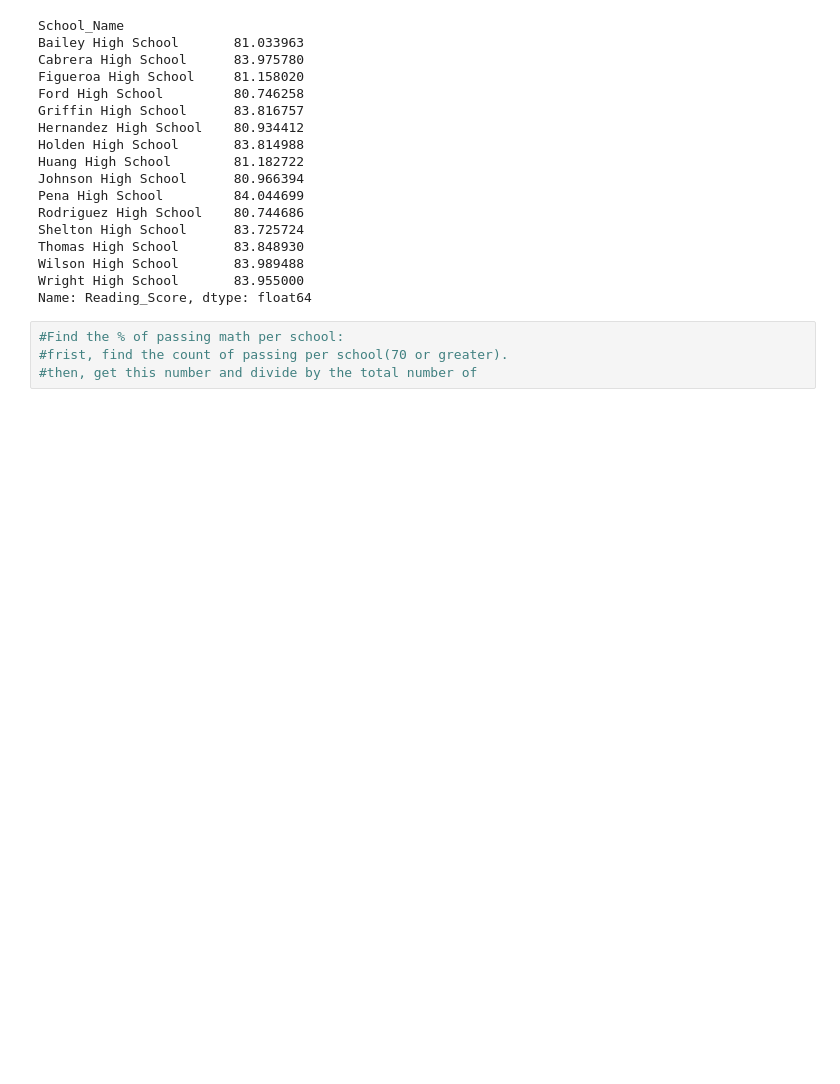
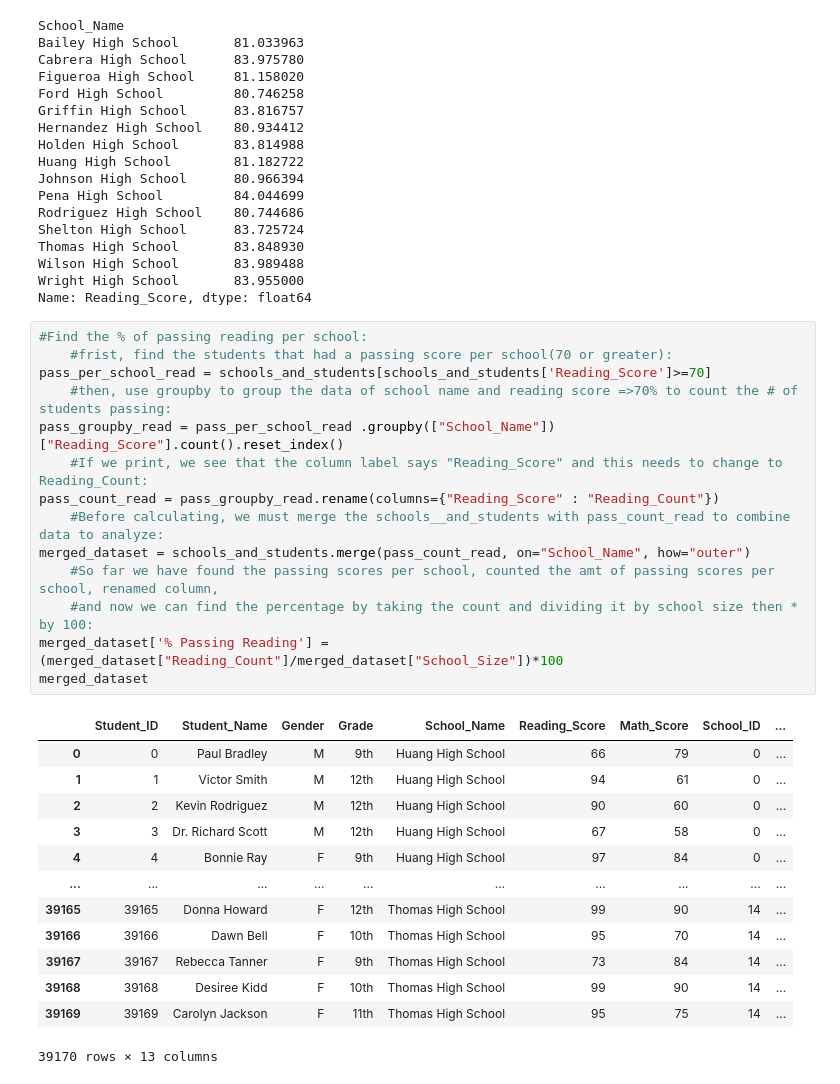
Before and after one commit to perliz77/pandas-challenge, a Jupyter notebook: Academy_Py.ipynb, the cells around one changed output. Saved outputs shown, nothing was run; the diff lists cells and outputs as text; blank space fills up the shorter version.

Commit message:
Add % of Reading and Math per school.

```diff
--- a/Academy_Py.ipynb
+++ b/Academy_Py.ipynb
@@ -279,7 +279,31 @@ Thomas High School       83.848930
 Wilson High School       83.989488
 Wright High School       83.955000
 Name: Reading_Score, dtype: float64
-# %%
-#Find the % of passing math per school:
-#frist, find the count of passing per school(70 or greater).
-#then, get this number and divide by the total number of
+# %%
+#Find the % of passing reading per school:
+    #frist, find the students that had a passing score per school(70 or greater):
+pass_per_school_read = schools_and_students[schools_and_students['Reading_Score']>=70]
+    #then, use groupby to group the data of school name and reading score =>70% to count the # of students passing:
+pass_groupby_read = pass_per_school_read .groupby(["School_Name"])["Reading_Score"].count().reset_index()
+    #If we print, we see that the column label says "Reading_Score" and this needs to change to Reading_Count:
+pass_count_read = pass_groupby_read.rename(columns={"Reading_Score" : "Reading_Count"})
+    #Before calculating, we must merge the schools__and_students with pass_count_read to combine data to analyze:
+merged_dataset = schools_and_students.merge(pass_count_read, on="School_Name", how="outer")
+    #So far we have found the passing scores per school, counted the amt of passing scores per school, renamed column,
+    #and now we can find the percentage by taking the count and dividing it by school size then * by 100:
+merged_dataset['% Passing Reading'] = (merged_dataset["Reading_Count"]/merged_dataset["School_Size"])*100
+merged_dataset
+# %% [output]
+|  | Student_ID | Student_Name | Gender | Grade | School_Name | Reading_Score | Math_Score | School_ID | ... |
+| 0 | 0 | Paul Bradley | M | 9th | Huang High School | 66 | 79 | 0 | ... |
+| 1 | 1 | Victor Smith | M | 12th | Huang High School | 94 | 61 | 0 | ... |
+| 2 | 2 | Kevin Rodriguez | M | 12th | Huang High School | 90 | 60 | 0 | ... |
+| 3 | 3 | Dr. Richard Scott | M | 12th | Huang High School | 67 | 58 | 0 | ... |
+| 4 | 4 | Bonnie Ray | F | 9th | Huang High School | 97 | 84 | 0 | ... |
+| ... | ... | ... | ... | ... | ... | ... | ... | ... | ... |
+| 39165 | 39165 | Donna Howard | F | 12th | Thomas High School | 99 | 90 | 14 | ... |
+| 39166 | 39166 | Dawn Bell | F | 10th | Thomas High School | 95 | 70 | 14 | ... |
+| 39167 | 39167 | Rebecca Tanner | F | 9th | Thomas High School | 73 | 84 | 14 | ... |
+| 39168 | 39168 | Desiree Kidd | F | 10th | Thomas High School | 99 | 90 | 14 | ... |
+| 39169 | 39169 | Carolyn Jackson | F | 11th | Thomas High School | 95 | 75 | 14 | ... |
+39170 rows × 13 columns
```
Also changed, not shown: parts of 1 cell of this notebook.
